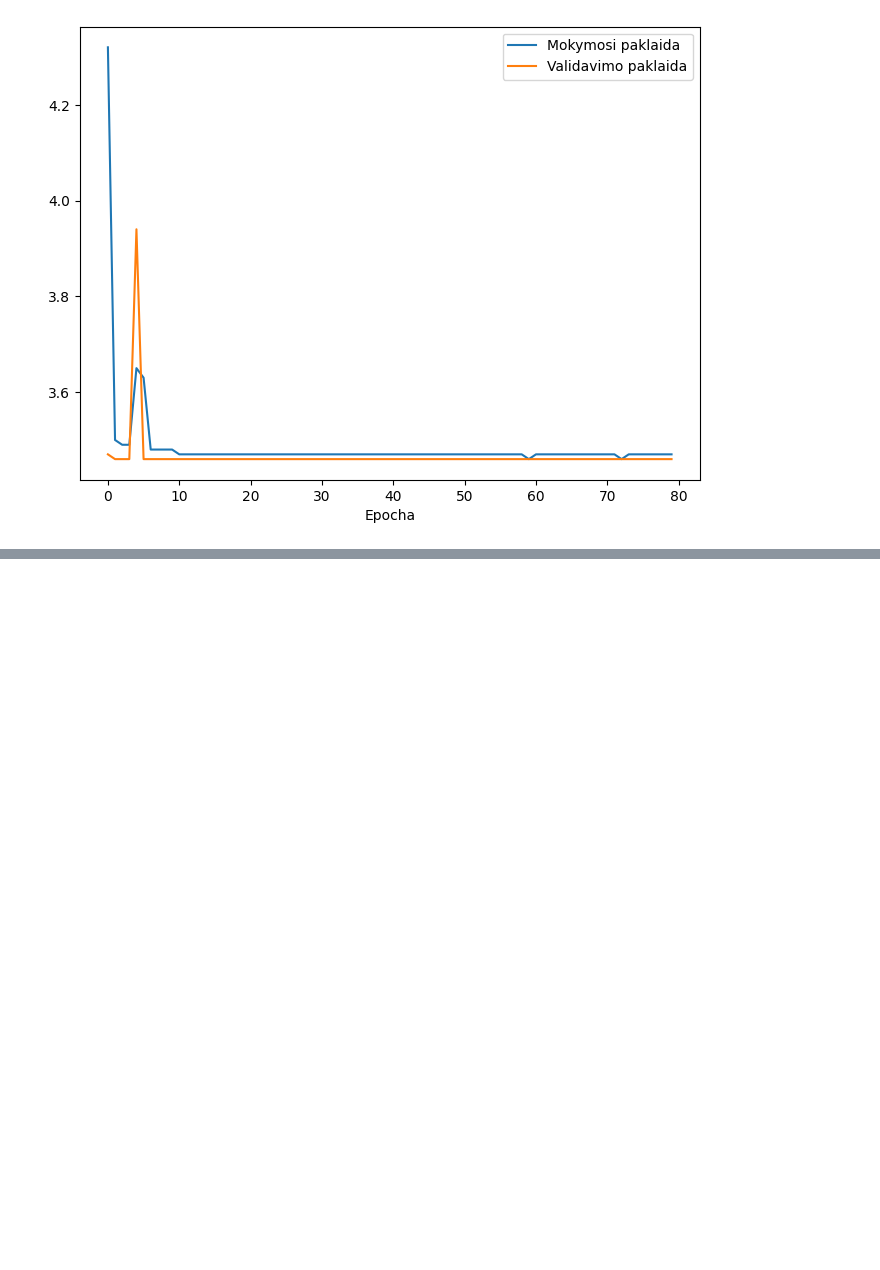
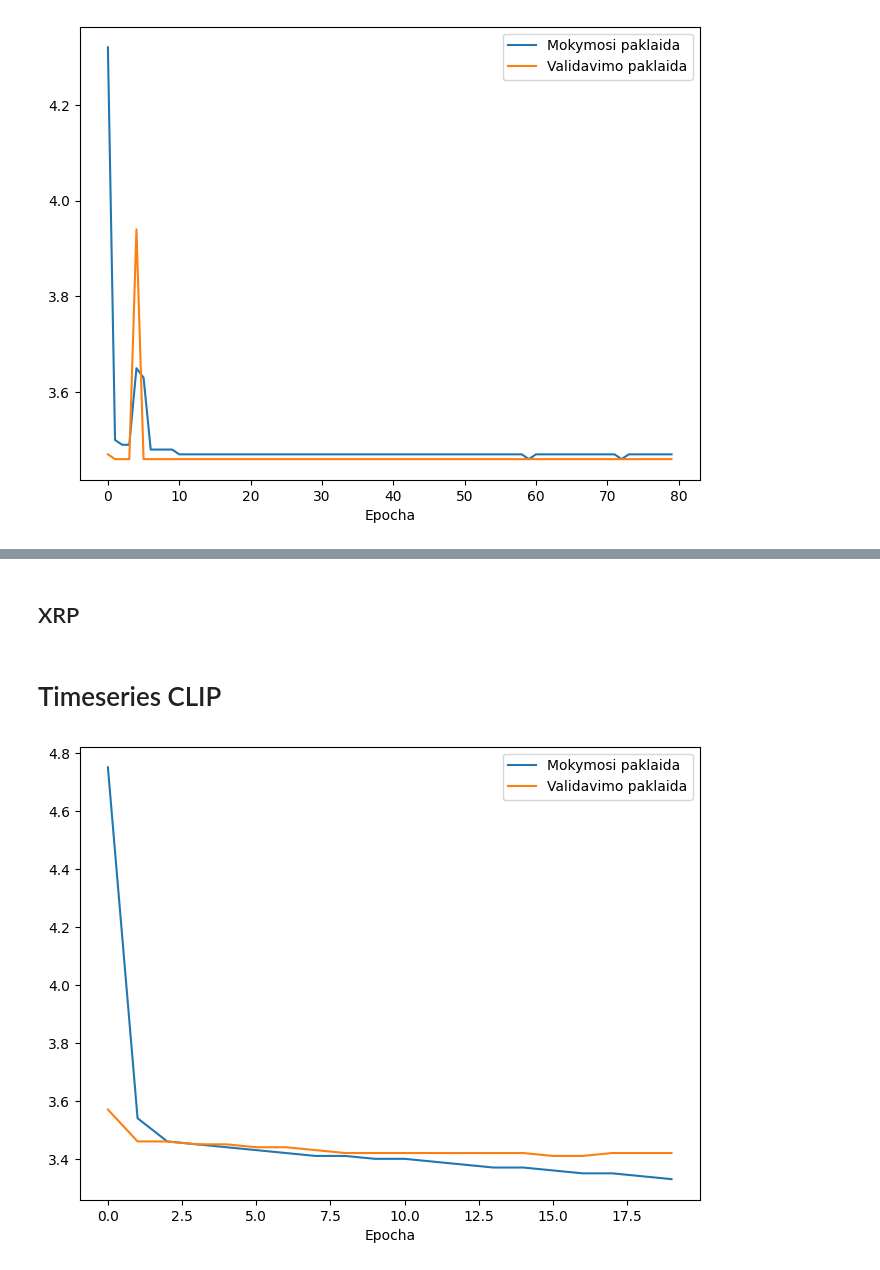
Before and after one commit to MGaulia/CLIP-Timeseries, a Jupyter notebook: CLIP for images plotting.ipynb, the cells around one changed output, grey strips where cells are left out. Saved outputs shown, nothing was run; the diff lists cells and outputs as text; code cells hidden in the pictures; blank space fills up the shorter version.

```diff
--- a/CLIP for images plotting.ipynb
+++ b/CLIP for images plotting.ipynb
@@ -51,0 +52,49 @@ Lengths 23 23
+# %% [markdown]
+## XRP
+# %%
+df = pd.read_fwf('training_logs/XRP_images_50_epoch_10000.txt').INTRO.values
+eth_tl, eth_vl = get_losses(df)
+n = len(eth_tl)
+ids = [i for i in range(n)]
+plt.figure(figsize=(8, 6), dpi=100)
+plt.xlabel("Epocha")
+plt.plot(ids, eth_tl[:n], label = 'Mokymosi paklaida')
+plt.plot(ids, eth_vl[:n], label = 'Validavimo paklaida')
+plt.legend(loc="upper right")
+plt.savefig('xrp_mage_loss.png', dpi=100)
+# %% [markdown]
+# Timeseries CLIP
+# %%
+def parse_output(filename, imagepath):
+    file = open(filename,mode='r')
+    df = file.read()
+    file.close()
+
+    trains = []
+    valids = []
+
+    byepoch = df.split('Epoch')
+    for epoch in tqdm(byepoch[1:]):
+        a = []
+        b = []
+        byline = epoch.split('\n')
+        for i in byline:
+            if 'train_loss' in i:
+                a.append(float(i.split("train_loss=")[1].split("]")[0]))
+            if 'valid_loss' in i:
+                b.append(float(i.split("valid_loss=")[1].split("]")[0]))
+        trains.append(a[-1])
+        valids.append(b[-1])
+
+    n = len(trains)
+    ids = [i for i in range(n)]
+    plt.figure(figsize=(8, 6), dpi=100)
+    plt.xlabel("Epocha")
+    plt.plot(ids, trains[:n], label = 'Mokymosi paklaida')
+    plt.plot(ids, valids[:n], label = 'Validavimo paklaida')
+    plt.legend(loc="upper right")
+    plt.savefig(imagepath, dpi=100)
+# %%
+parse_output('training_logs/BTC_100000_training.txt', 'btc_ts_loss.png')
+# %% [output]
+[figure, added]
```
Also changed, not shown: parts of 6 cells of this notebook, 26 other files.
